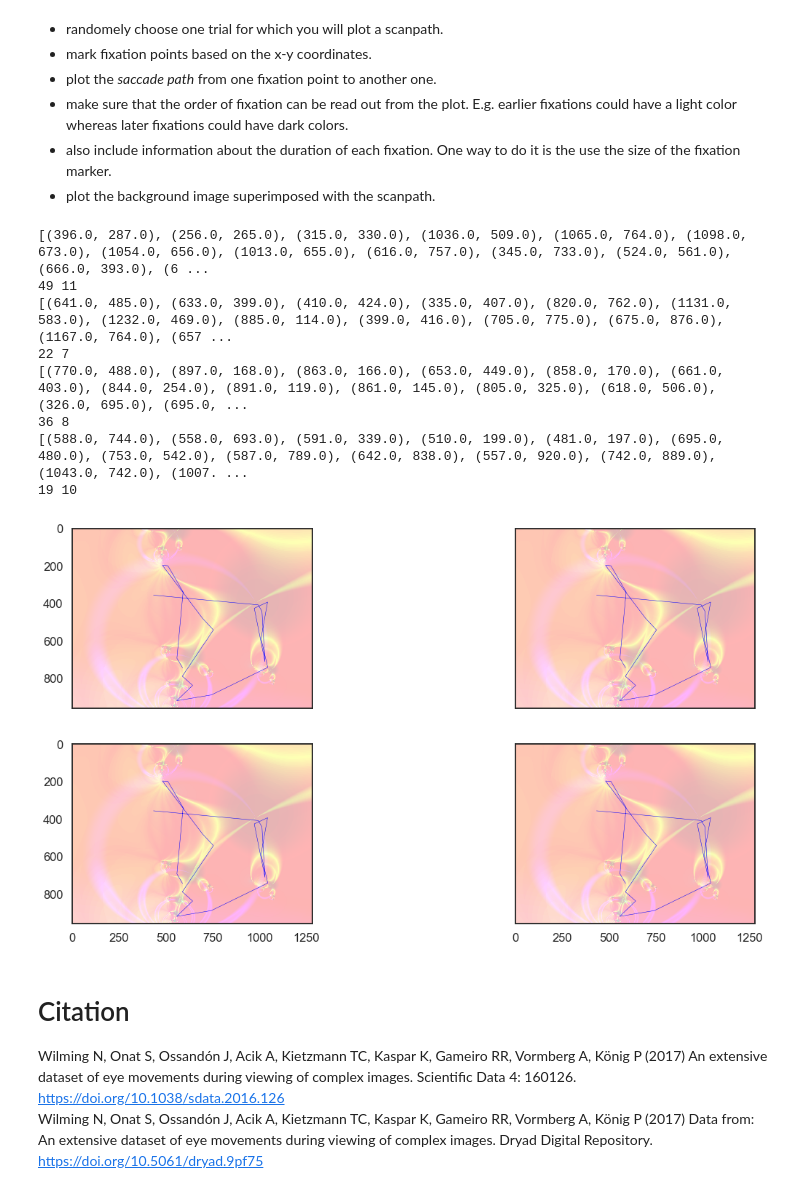
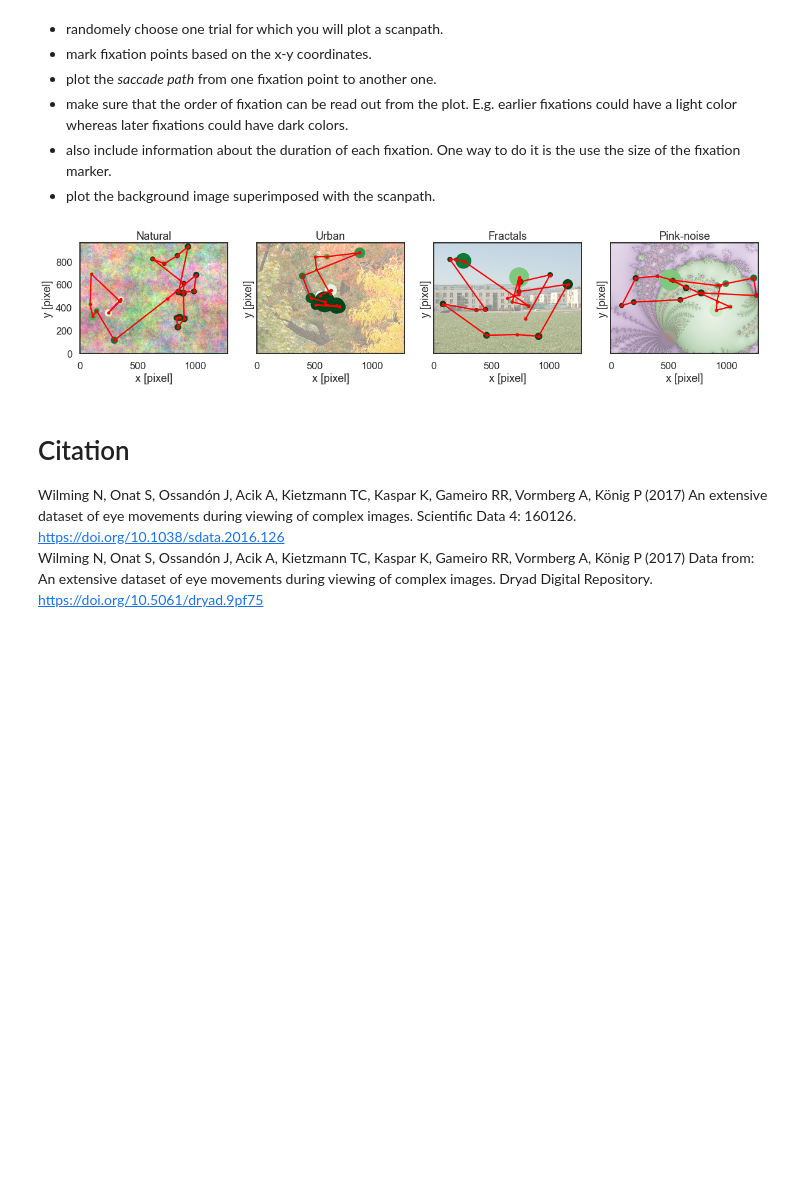
Before and after one commit to NBP-ACC/week-7-acc_7, a Jupyter notebook: Sheet05_Maria.ipynb, the cells around one changed output. Drawn from its saved outputs; the diff is of its cells as text; code cells hidden in the pictures; blank space fills up the shorter version.

```diff
--- a/Sheet05_Maria.ipynb
+++ b/Sheet05_Maria.ipynb
@@ -346,52 +347,48 @@ We want to know whether different scan behaviour is used when viewing images of
 - plot the background image superimposed with the scanpath.
 # %%
 # create the fig and 4 dimensional ax
-fig, axes = plt.subplots(2,2, sharex  = True, sharey = True, figsize=(20, 10))
+fig, axes = plt.subplots(1,4, sharex  = True, sharey = True, figsize=(20, 30))
 
 # initiate color map
-cmap = plt.cm.get_cmap('Reds')
+cmap = plt.cm.get_cmap('Greens')
 
+#get the titles to work on
+titles_4 = titles[0:4]
 
+#plotting
 for i in range(4):
     # get random trial in each category
-    random_trial = cat[i].sample(1)
-    random_trial=int(random_trial.trial)
-    random_trial_df=df[df['trial']==random_trial]#Returns a random sample of items from an axis of object
+    random_trial = cat[i].sample(1) #Returns a random row
+    random_trial_df=df[df['trial']==int(random_trial.trial)] #Gets a df with choosen trial
     # get random subject in each category
     random_subject = cat[i].sample(1)
-    random_subject=int(random_subject.SUBJECTINDEX)
-    random_trial_df=random_trial_df[random_trial_df.SUBJECTINDEX==random_subject]
+    random_trial_df=random_trial_df[random_trial_df.SUBJECTINDEX==int(random_subject.SUBJECTINDEX)] #Gets a df with choosen trial
+                                                                                                        #and subject
 
     # mark fixation points based on the x-y coordinates
     fix_x = random_trial_df.x
     fix_y = random_trial_df.y
     fix=list(zip(fix_x, fix_y))
-    print(fix)
+    #get duration of each fixation
+    dur = random_trial_df['duration']
 
     #get image
     image_number = int(random_trial_df.filenumber.sample(1))
     cat_number = int(cat[i].category.sample(1))
-    print(image_number, cat_number)
     img = mpimg.imread('datas/{}/{}.png'.format(cat_number, image_number))
 
+    #get the choosen picture and plot it
+    axes[i].imshow(img, extent=(0,1280,0,960), alpha = 0.5)
+    #plot the scanpath, bigger circles = longer fixation, darker = later
+    for m in range(len(fix_x)):
+        rgba = cmap(m * 30)
+        p1=plt.Circle(fix[m], radius=(dur.iloc[m]/10), color=(rgba))
+        axes[i].add_patch(p1)
 
-
-# plot an image
-for r in range(2):
-   for c in range(2):
-        axes[r][c].imshow(img, alpha=.3)
-        # plot the saccade path
-        axes[r][c].plot(fix_x,fix_y, color='blue', linewidth = 0.5)
+    axes[i].plot(fix_x, fix_y, '.r-')
+    axes[i].set(title=titles_4[i], xlabel="x [pixel]", ylabel="y [pixel]")
 # %% [output]
-[(396.0, 287.0), (256.0, 265.0), (315.0, 330.0), (1036.0, 509.0), (1065.0, 764.0), (1098.0, 673.0), (1054.0, 656.0), (1013.0, 655.0), (616.0, 757.0), (345.0, 733.0), (524.0, 561.0), (666.0, 393.0), (6 ...
-49 11
-[(641.0, 485.0), (633.0, 399.0), (410.0, 424.0), (335.0, 407.0), (820.0, 762.0), (1131.0, 583.0), (1232.0, 469.0), (885.0, 114.0), (399.0, 416.0), (705.0, 775.0), (675.0, 876.0), (1167.0, 764.0), (657 ...
-22 7
-[(770.0, 488.0), (897.0, 168.0), (863.0, 166.0), (653.0, 449.0), (858.0, 170.0), (661.0, 403.0), (844.0, 254.0), (891.0, 119.0), (861.0, 145.0), (805.0, 325.0), (618.0, 506.0), (326.0, 695.0), (695.0, ...
-36 8
-[(588.0, 744.0), (558.0, 693.0), (591.0, 339.0), (510.0, 199.0), (481.0, 197.0), (695.0, 480.0), (753.0, 542.0), (587.0, 789.0), (642.0, 838.0), (557.0, 920.0), (742.0, 889.0), (1043.0, 742.0), (1007. ...
-19 10
-[figure, old version]
+[figure, new version]
 # %% [markdown]
 # Citation
 Wilming N, Onat S, Ossandón J, Acik A, Kietzmann TC, Kaspar K, Gameiro RR, Vormberg A, König P (2017) An extensive dataset of eye movements during viewing of complex images. Scientific Data 4: 160126. https://doi.org/10.1038/sdata.2016.126
```
Also changed, not shown: parts of 4 cells of this notebook.
